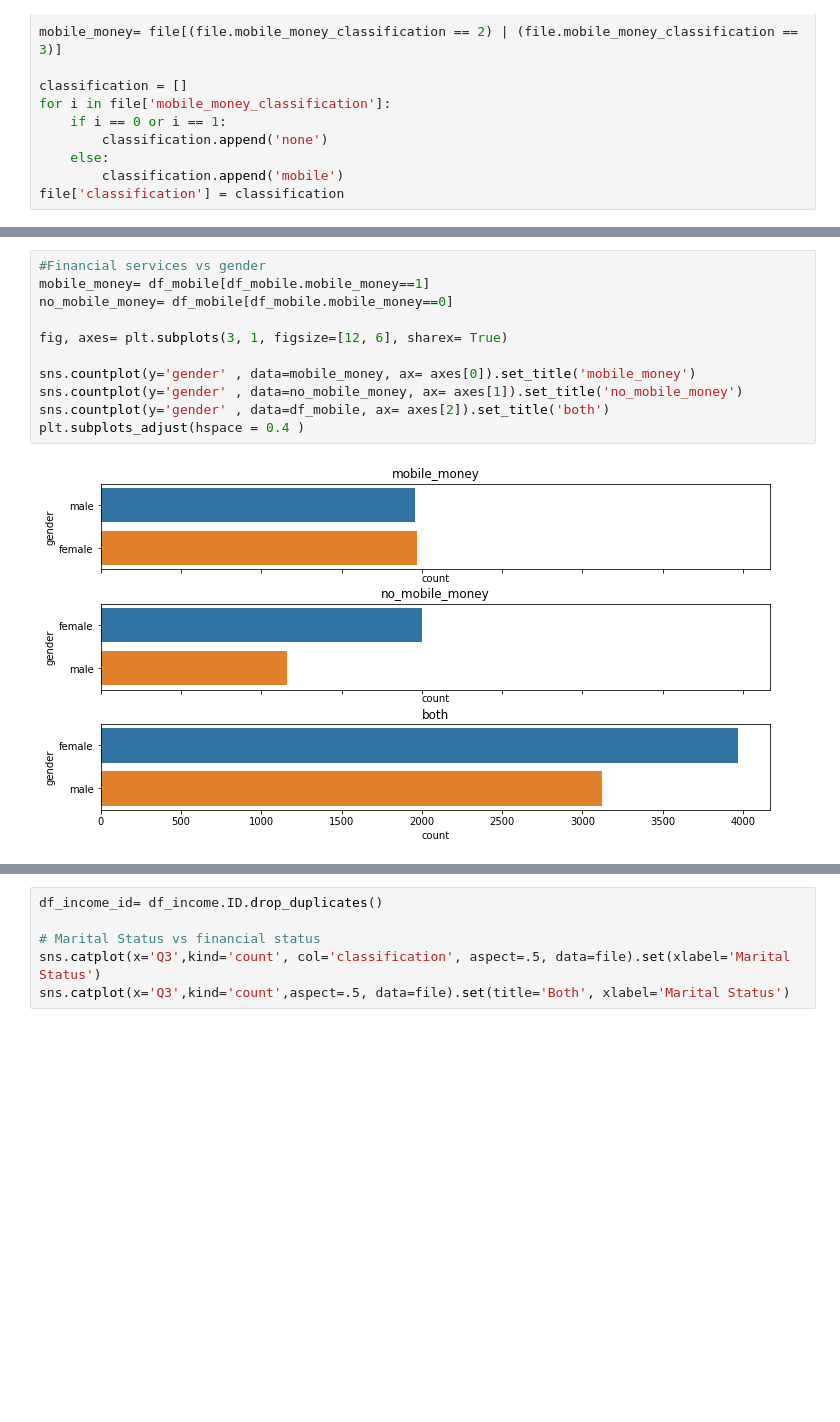
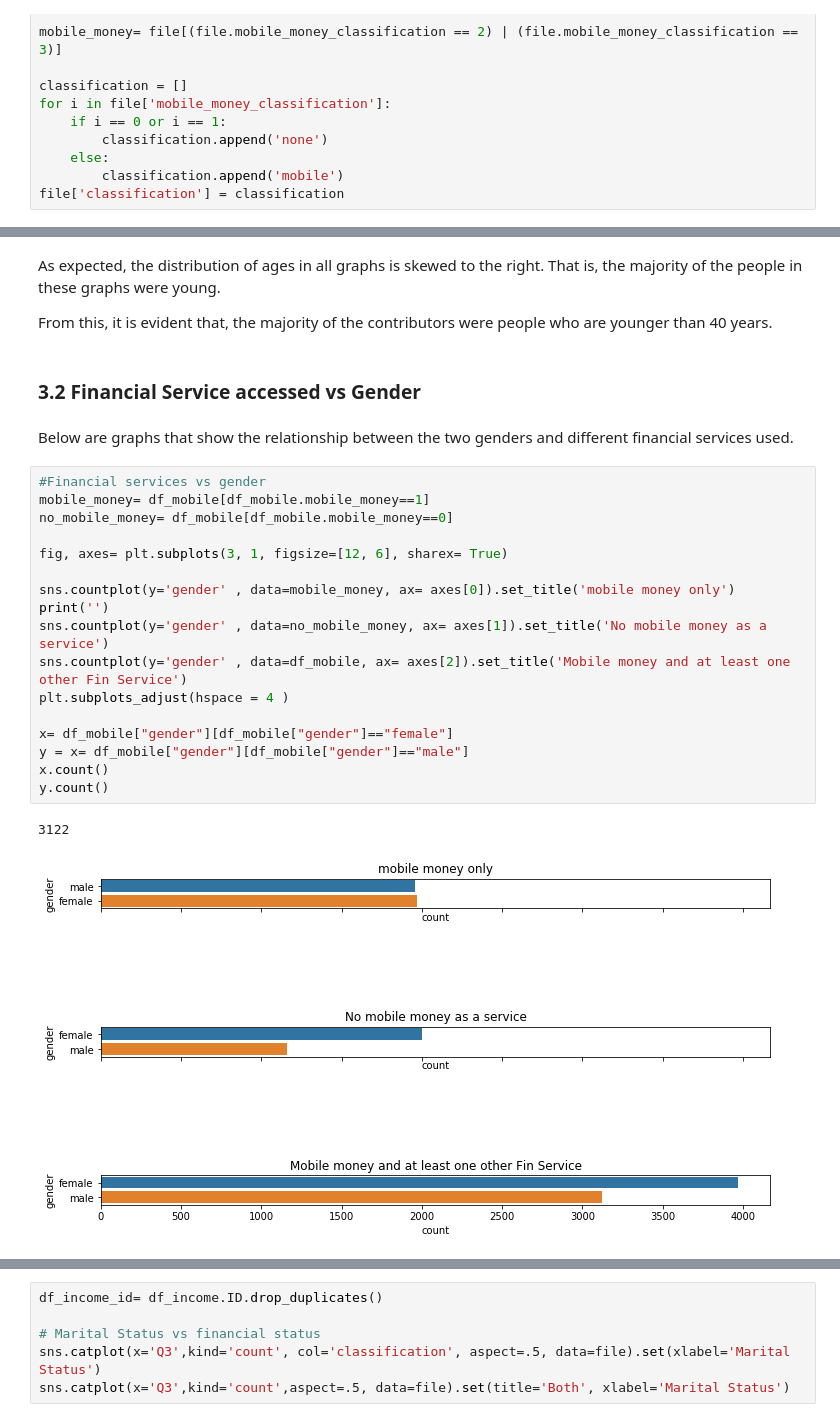
Before and after one commit to tshepojrampai/Mobile-money-Tanzania, a Jupyter notebook: tanzania-mobile-money.ipynb, the cells around one changed output, grey strips where cells are left out. Drawn from its saved outputs; the diff is of its cells as text; blank space fills up the shorter version.

```diff
--- a/tanzania-mobile-money.ipynb
+++ b/tanzania-mobile-money.ipynb
@@ -389,16 +446,31 @@ sns.catplot(y='Q1',kind='count', height=12,aspect=.5, data=file).set(title='Both
 <seaborn.axisgrid.FacetGrid at 0x...>
 [figure]
 [figure]
+# %% [markdown]
+<p> As expected, the distribution of ages in all graphs is skewed to the right. That is, the majority of the people in these graphs were young.</p>
+<p> From this, it is evident that, the majority of  the contributors were people who are younger than 40 years.
+</p>
+# %% [markdown]
+### 3.2 Financial Service accessed vs Gender
+# %% [markdown]
+Below are graphs that show the relationship between the two genders and different financial services used.
 # %%
 #Financial services vs gender
 mobile_money= df_mobile[df_mobile.mobile_money==1]
 no_mobile_money= df_mobile[df_mobile.mobile_money==0]
 
 fig, axes= plt.subplots(3, 1, figsize=[12, 6], sharex= True)
 
-sns.countplot(y='gender' , data=mobile_money, ax= axes[0]).set_title('mobile_money')
-sns.countplot(y='gender' , data=no_mobile_money, ax= axes[1]).set_title('no_mobile_money')
-sns.countplot(y='gender' , data=df_mobile, ax= axes[2]).set_title('both')
-plt.subplots_adjust(hspace = 0.4 )
+sns.countplot(y='gender' , data=mobile_money, ax= axes[0]).set_title('mobile money only')
+print('')
+sns.countplot(y='gender' , data=no_mobile_money, ax= axes[1]).set_title('No mobile money as a service')
+sns.countplot(y='gender' , data=df_mobile, ax= axes[2]).set_title('Mobile money and at least one other Fin Service')
+plt.subplots_adjust(hspace = 4 )
+
+x= df_mobile["gender"][df_mobile["gender"]=="female"]
+y = x= df_mobile["gender"][df_mobile["gender"]=="male"]
+x.count()
+y.count()
 # %% [output]
+3122
-[figure, old version]
+[figure, new version]
```
Also changed, not shown: parts of 53 cells of this notebook.
